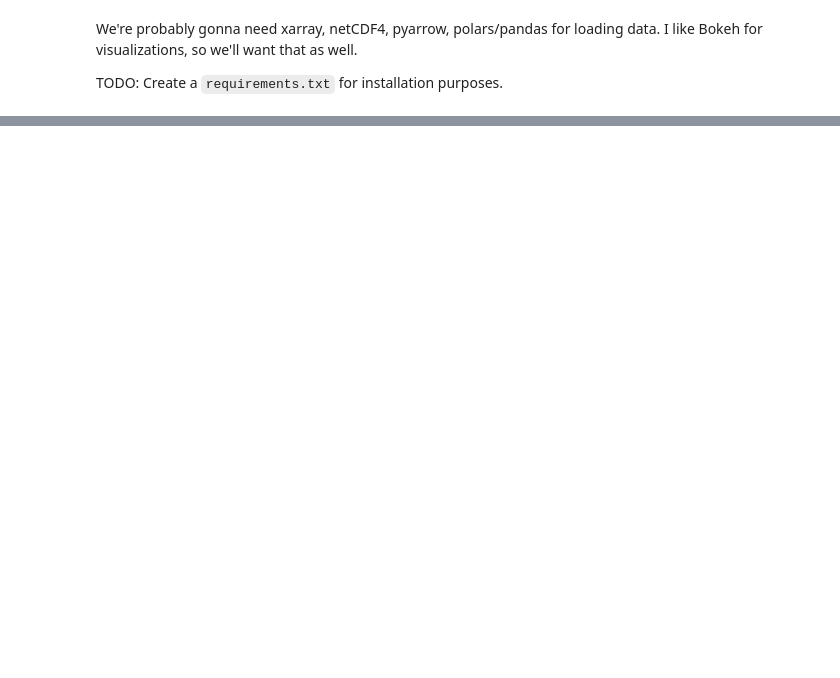
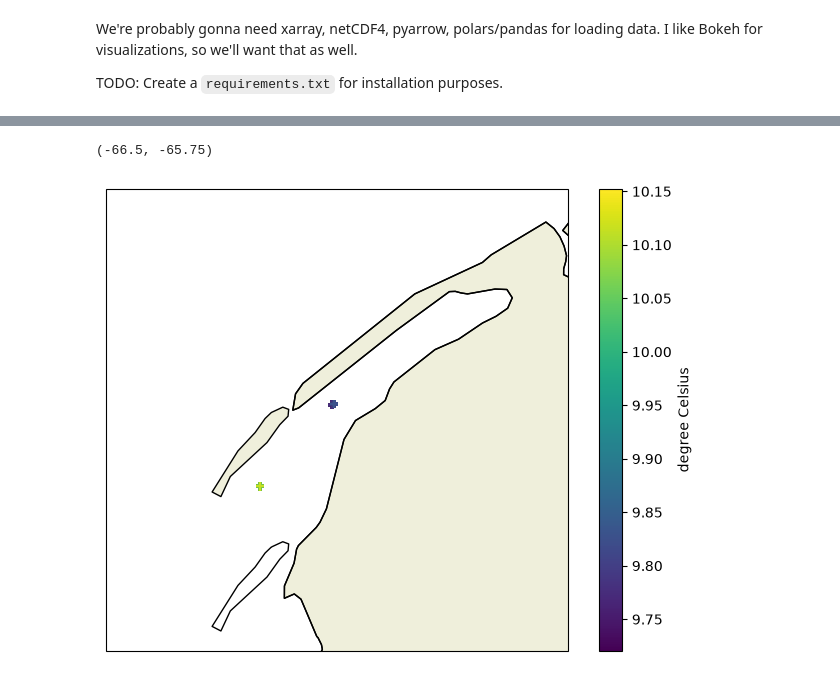
Before and after one commit to oceanhackweek/ohw26_model_downsampling, a Jupyter notebook: contributor_folders/aaron/aaron_notebook.ipynb, the cells around one changed output, grey strips where cells are left out. Cells and saved outputs as stored; diff of their text form; code cells hidden in the pictures; blank space fills up the shorter version.

```diff
--- a/contributor_folders/aaron/aaron_notebook.ipynb
+++ b/contributor_folders/aaron/aaron_notebook.ipynb
@@ -28,0 +230,7 @@ import numpy as np
+# %%
+focc_mor = pd.read_csv(Path("../../data/even_more_data/bio_historical_coastal_ctd_cioosatlantic_ca.csv"))
+# focc_ros, focc_ros_units = focc_ros.drop(1)
+focc_mor_units = focc_mor.iloc[0]
+focc_mor = focc_mor.drop(0).reset_index(drop=True)
+print(len(focc_mor))
+print(focc_mor.head())
@@ -28,0 +255,7 @@ import numpy as np
+# %%
+focc_mor["latitude"] = pd.to_numeric(focc_mor["latitude"])
+focc_mor["longitude"] = pd.to_numeric(focc_mor["longitude"])
+focc_mor["TEMPPR01"] = pd.to_numeric(focc_mor["TEMPPR01"])
+focc_mor["depth"] = pd.to_numeric(focc_mor["depth"])    #   Normally I'd use pressure. Include that, too.
+focc_mor["PRESPR01"] = pd.to_numeric(focc_mor["PRESPR01"])
+focc_mor[["latitude", "longitude", "TEMPPR01", "PRESPR01", "depth"]].describe()
@@ -28,0 +272,24 @@ import numpy as np
+# %%
+fig, ax = plt.subplots(figsize=(8, 6), subplot_kw={"projection": ccrs.PlateCarree()})
+
+var = "TEMPPR01"
+
+sc = ax.scatter(
+    focc_mor["longitude"],
+    focc_mor["latitude"],
+    c=focc_mor[var],
+    transform=ccrs.PlateCarree(),
+    marker="+",
+)
+
+ax.coastlines()
+ax.add_feature(cfeature.LAND, edgecolor="black")
+
+ax.set_xlabel("Longitude")
+ax.set_ylabel("Latitude")
+plt.colorbar(sc, ax=ax, label=f"{focc_mor_units[var]}")
+plt.ylim((44, 44.75))
+plt.xlim((-66.5, -65.75))
+# %% [output]
+(-66.5, -65.75)
+[figure, added]
```
Also changed, not shown: parts of 20 cells of this notebook.
